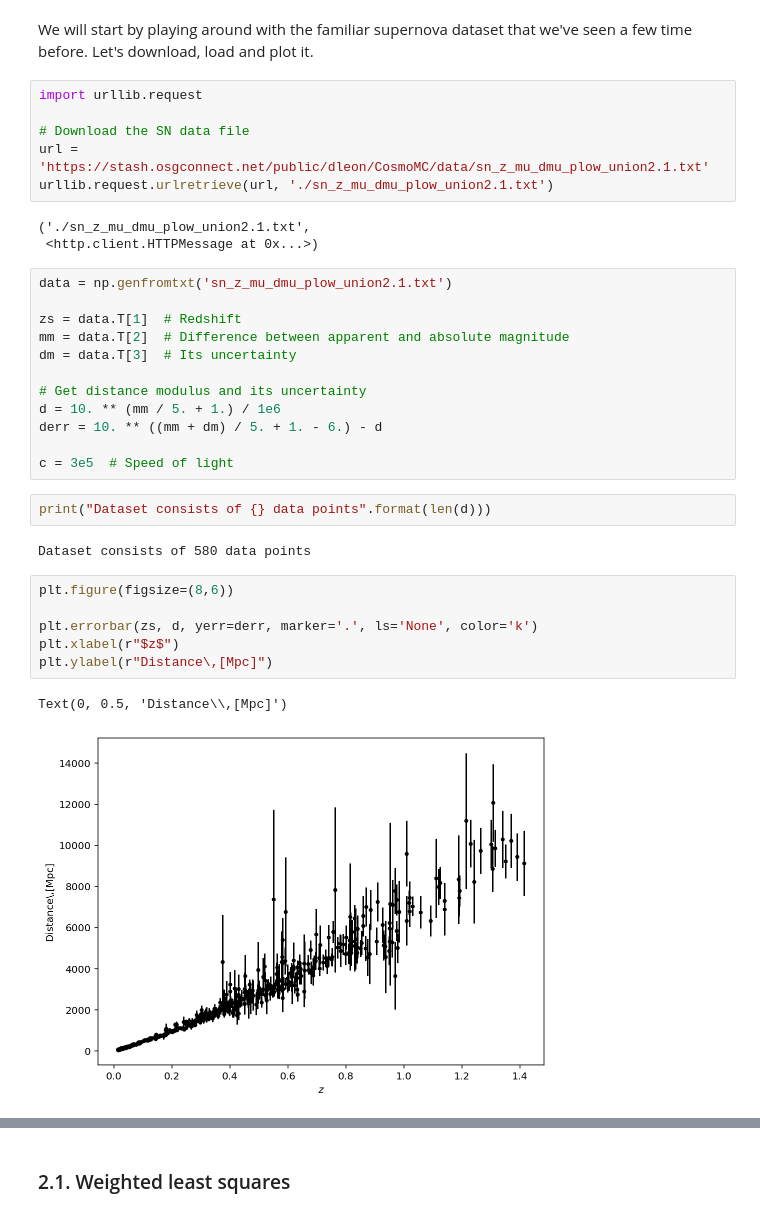
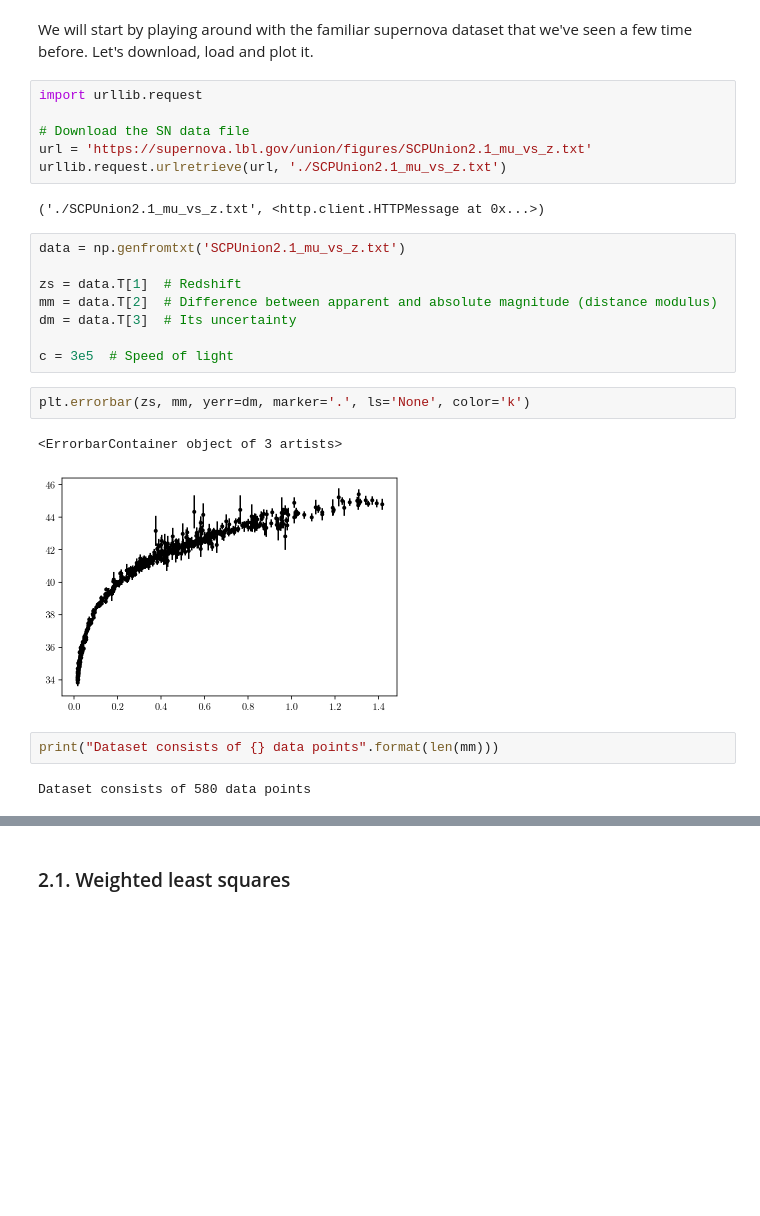
Before and after one commit to smsharma/deep-prob-prog-tutorials, a Jupyter notebook: 01_mcmc_and_vi.ipynb, the cells around one changed output, grey strips where cells are left out. Saved outputs shown, nothing was run; the diff lists cells and outputs as text; blank space fills up the shorter version.

```diff
--- a/01_mcmc_and_vi.ipynb
+++ b/01_mcmc_and_vi.ipynb
@@ -108,34 +113,25 @@ We will start by playing around with the familiar supernova dataset that we've s
 import urllib.request
 
 # Download the SN data file
-url = 'https://stash.osgconnect.net/public/dleon/CosmoMC/data/sn_z_mu_dmu_plow_union2.1.txt'
-urllib.request.urlretrieve(url, './sn_z_mu_dmu_plow_union2.1.txt')
+url = 'https://supernova.lbl.gov/union/figures/SCPUnion2.1_mu_vs_z.txt'
+urllib.request.urlretrieve(url, './SCPUnion2.1_mu_vs_z.txt')
 # %% [output]
-('./sn_z_mu_dmu_plow_union2.1.txt',
- <http.client.HTTPMessage at 0x...>)
+('./SCPUnion2.1_mu_vs_z.txt', <http.client.HTTPMessage at 0x...>)
 # %%
-data = np.genfromtxt('sn_z_mu_dmu_plow_union2.1.txt')
+data = np.genfromtxt('SCPUnion2.1_mu_vs_z.txt')
 
 zs = data.T[1]  # Redshift
-mm = data.T[2]  # Difference between apparent and absolute magnitude
+mm = data.T[2]  # Difference between apparent and absolute magnitude (distance modulus)
 dm = data.T[3]  # Its uncertainty
 
-# Get distance modulus and its uncertainty
-d = 10. ** (mm / 5. + 1.) / 1e6
-derr = 10. ** ((mm + dm) / 5. + 1. - 6.) - d
-
 c = 3e5  # Speed of light
+# %%
+plt.errorbar(zs, mm, yerr=dm, marker='.', ls='None', color='k')
+# %% [output]
+<ErrorbarContainer object of 3 artists>
+[figure, added]
 # %%
-print("Dataset consists of {} data points".format(len(d)))
+print("Dataset consists of {} data points".format(len(mm)))
 # %% [output]
 Dataset consists of 580 data points
-# %%
-plt.figure(figsize=(8,6))
-
-plt.errorbar(zs, d, yerr=derr, marker='.', ls='None', color='k')
-plt.xlabel(r"$z$")
-plt.ylabel(r"Distance\,[Mpc]")
-# %% [output]
-Text(0, 0.5, 'Distance\\,[Mpc]')
-[figure, removed]
 # %% [markdown]
```
Also changed, not shown: parts of 80 cells of this notebook, 1 other file.
